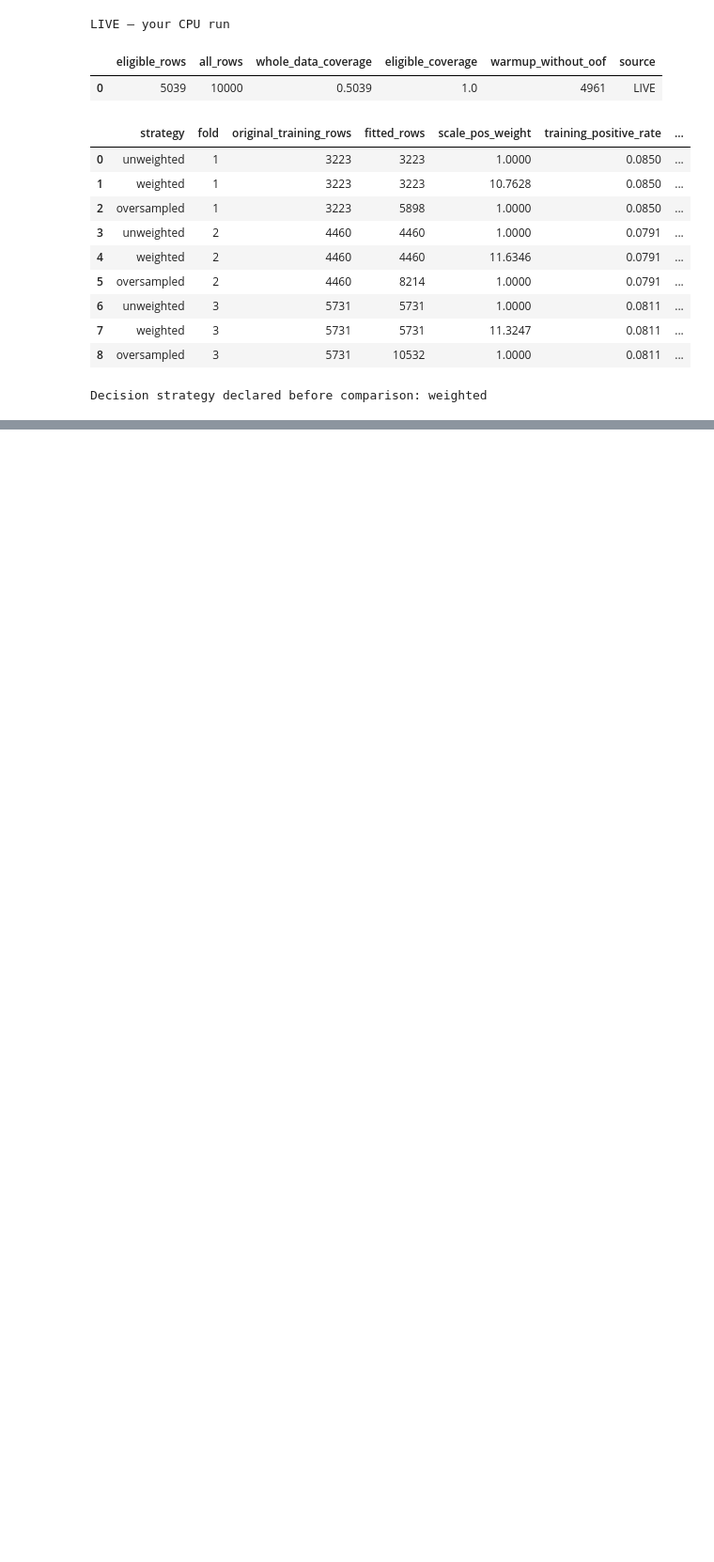
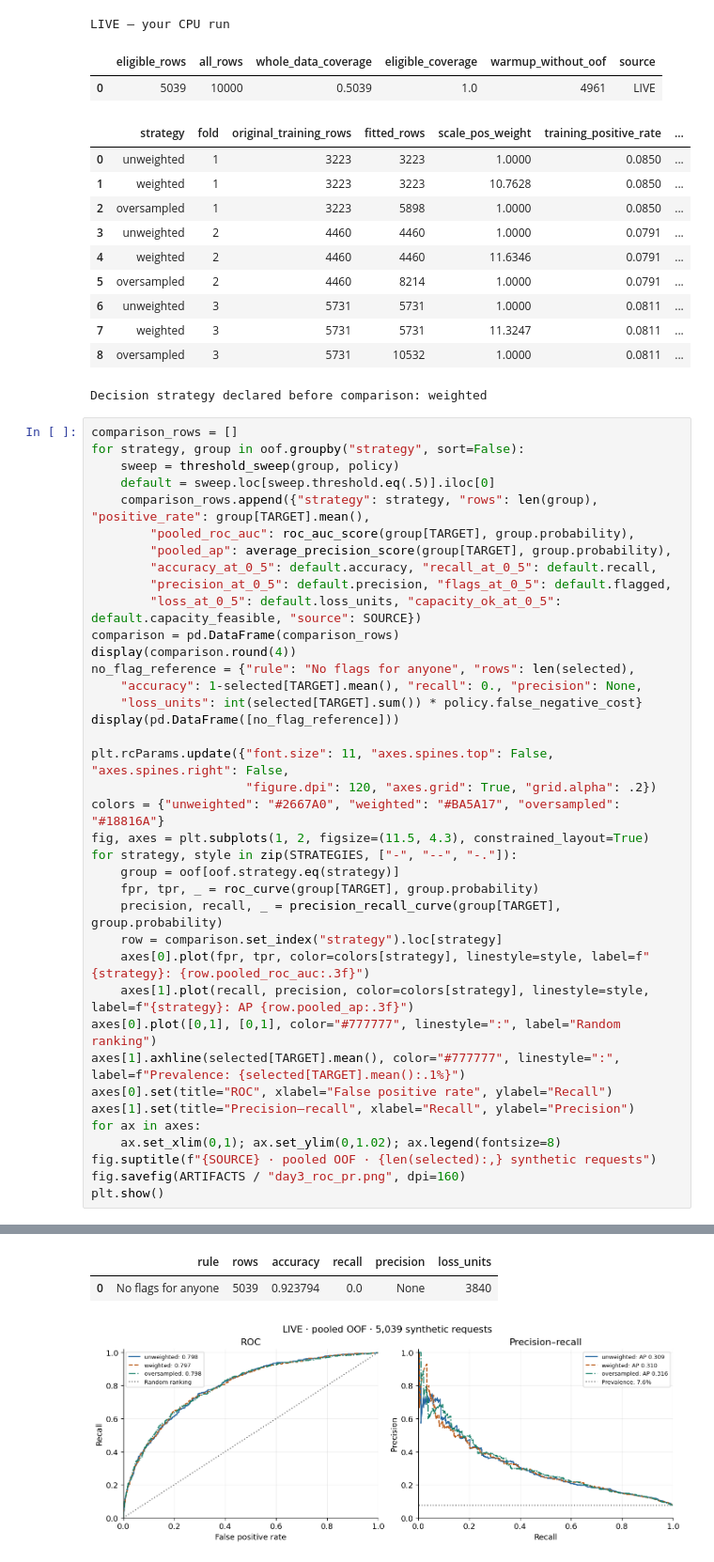
Before and after one commit to khuluodk1998/SDA-DSC-211-StudentCode, a Jupyter notebook: SDA_DSC_211_StudentCode_khuludalyousef_notebook03.ipynb, the cells around one changed output, grey strips where cells are left out. Shown at 94% size. Drawn from its saved outputs; the diff is of its cells as text; blank space fills up the shorter version.

```diff
--- a/SDA_DSC_211_StudentCode_khuludalyousef_notebook03.ipynb
+++ b/SDA_DSC_211_StudentCode_khuludalyousef_notebook03.ipynb
@@ -214,3 +214,42 @@ LIVE — your CPU run
 | 7 | weighted | 3 | 5731 | 5731 | 11.3247 | 0.0811 | ... |
 | 8 | oversampled | 3 | 5731 | 10532 | 1.0000 | 0.0811 | ... |
 Decision strategy declared before comparison: weighted
+# %%
+comparison_rows = []
+for strategy, group in oof.groupby("strategy", sort=False):
+    sweep = threshold_sweep(group, policy)
+    default = sweep.loc[sweep.threshold.eq(.5)].iloc[0]
+    comparison_rows.append({"strategy": strategy, "rows": len(group), "positive_rate": group[TARGET].mean(),
+        "pooled_roc_auc": roc_auc_score(group[TARGET], group.probability),
+        "pooled_ap": average_precision_score(group[TARGET], group.probability),
+        "accuracy_at_0_5": default.accuracy, "recall_at_0_5": default.recall,
+        "precision_at_0_5": default.precision, "flags_at_0_5": default.flagged,
+        "loss_at_0_5": default.loss_units, "capacity_ok_at_0_5": default.capacity_feasible, "source": SOURCE})
+comparison = pd.DataFrame(comparison_rows)
+display(comparison.round(4))
+no_flag_reference = {"rule": "No flags for anyone", "rows": len(selected),
+    "accuracy": 1-selected[TARGET].mean(), "recall": 0., "precision": None,
+    "loss_units": int(selected[TARGET].sum()) * policy.false_negative_cost}
+display(pd.DataFrame([no_flag_reference]))
+
+plt.rcParams.update({"font.size": 11, "axes.spines.top": False, "axes.spines.right": False,
+                     "figure.dpi": 120, "axes.grid": True, "grid.alpha": .2})
+colors = {"unweighted": "#2667A0", "weighted": "#BA5A17", "oversampled": "#18816A"}
+fig, axes = plt.subplots(1, 2, figsize=(11.5, 4.3), constrained_layout=True)
+for strategy, style in zip(STRATEGIES, ["-", "--", "-."]):
+    group = oof[oof.strategy.eq(strategy)]
+    fpr, tpr, _ = roc_curve(group[TARGET], group.probability)
+    precision, recall, _ = precision_recall_curve(group[TARGET], group.probability)
+    row = comparison.set_index("strategy").loc[strategy]
+    axes[0].plot(fpr, tpr, color=colors[strategy], linestyle=style, label=f"{strategy}: {row.pooled_roc_auc:.3f}")
+    axes[1].plot(recall, precision, color=colors[strategy], linestyle=style, label=f"{strategy}: AP {row.pooled_ap:.3f}")
+axes[0].plot([0,1], [0,1], color="#777777", linestyle=":", label="Random ranking")
+axes[1].axhline(selected[TARGET].mean(), color="#777777", linestyle=":", label=f"Prevalence: {selected[TARGET].mean():.1%}")
+axes[0].set(title="ROC", xlabel="False positive rate", ylabel="Recall")
+axes[1].set(title="Precision–recall", xlabel="Recall", ylabel="Precision")
+for ax in axes:
+    ax.set_xlim(0,1); ax.set_ylim(0,1.02); ax.legend(fontsize=8)
+fig.suptitle(f"{SOURCE} · pooled OOF · {len(selected):,} synthetic requests")
+fig.savefig(ARTIFACTS / "day3_roc_pr.png", dpi=160)
+plt.show()
+# %% [output]
@@ -216,0 +260,3 @@ Decision strategy declared before comparison: weighted
+|  | rule | rows | accuracy | recall | precision | loss_units |
+| 0 | No flags for anyone | 5039 | 0.923794 | 0.0 | None | 3840 |
+[figure, added]
```
Also changed, not shown: parts of 6 cells of this notebook.
